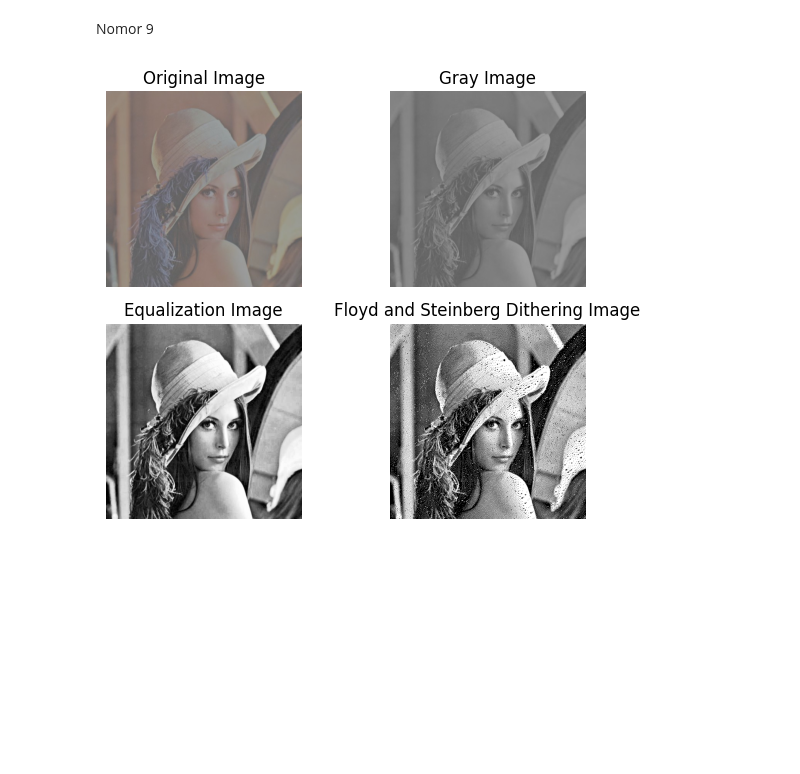
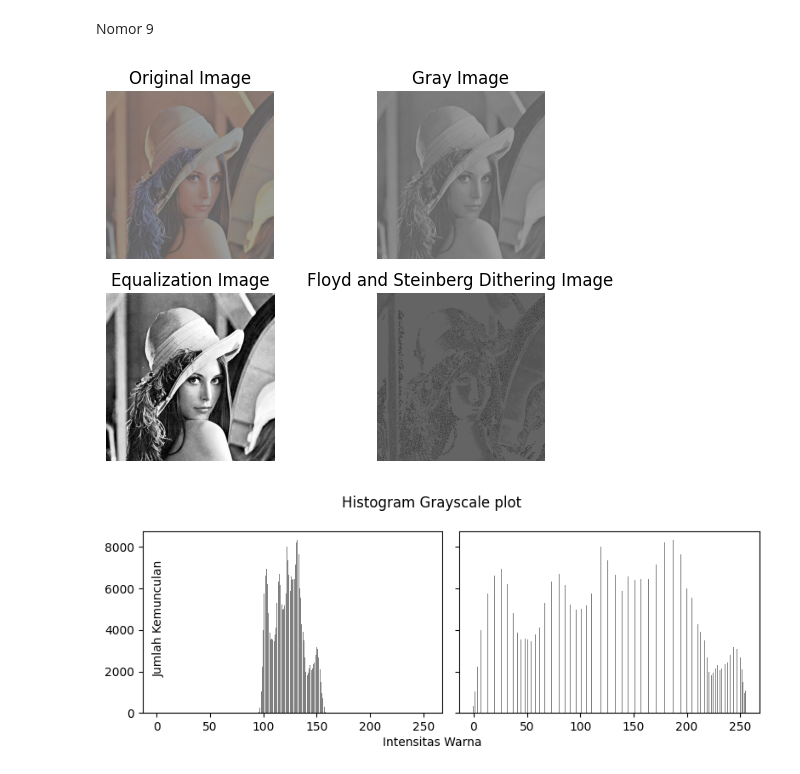
Before and after one commit to DioGitH/PCVK_Ganjil_2023, a Jupyter notebook: Week6.ipynb, the cells around one changed output. Drawn from its saved outputs; the diff is of its cells as text; code cells hidden in the pictures; blank space fills up the shorter version.

```diff
--- a/Week6.ipynb
+++ b/Week6.ipynb
@@ -330,49 +330,63 @@ def floyd_steinberg_dithering(dx):
     for y in range(height):
         for x in range(width):
             old_pixel = dx[y, x]
-            new_pixel = 255 if old_pixel > 128 else 0
+            new_pixel = 550 if old_pixel >= 230 else 100
             dx[y, x] = new_pixel
             error = old_pixel - new_pixel
 
             if x < width - 1:
-                dx[y, x + 1] += error * 7 / 16
+                dx[y, x + 1] += error * 1 / 16
 
             if x > 0 and y < height - 1:
-                dx[y + 1, x - 1] += error * 3 / 16
+                dx[y + 1, x - 1] += error * 1 / 16
 
             if y < height - 1:
-                dx[y + 1, x] += error * 5 / 16
+                dx[y + 1, x] += error * 3 / 16
 
             if x < width - 1 and y < height - 1:
-                dx[y + 1, x + 1] += error * 1 / 16
+                dx[y + 1, x + 1] += error * 3 / 16
 
     return dx
 
 dithered = floyd_steinberg_dithering(equ.copy())
 
 # menampilkan gambar
 
 plt.subplot(2, 2, 1)
 plt.imshow(cv.cvtColor(cvt_img, cv.COLOR_BGR2RGB))
 plt.title('Original Image')
 plt.axis('off')
 
 plt.subplot(2, 2, 2)
 plt.imshow(cv.cvtColor(grayimg, cv.COLOR_BGR2RGB))
 plt.title('Gray Image')
 plt.axis('off')
 
 plt.subplot(2, 2, 3)
 plt.imshow(cv.cvtColor(equ, cv.COLOR_BGR2RGB))
 plt.title('Equalization Image')
 plt.axis('off')
 
 plt.subplot(2, 2, 4)
 plt.imshow(cv.cvtColor(dithered, cv.COLOR_BGR2RGB))
 plt.title('Floyd and Steinberg Dithering Image')
 plt.axis('off')
 
+# gray_hist = cv.calcHist([grayimg], [0], None, [256], [0, 256])
+# histo_equalized = cv.calcHist([equ], [0], None, [256], [0, 256])
+
+gray_histo = cv.calcHist([grayimg], [0], None, [256], [0, 256])
+equ_histo = cv.calcHist([equ], [0], None, [256], [0, 256])
+
+fig, axs = plt.subplots(1, 2, figsize=[8, 3], sharex=True, sharey=True)
+fig.suptitle('Histogram Grayscale plot')
+fig.text(0.09, 0.5, 'Jumlah Kemunculan', va='center', rotation='vertical')
+fig.text(0.5, 0, 'Intensitas Warna', ha='center')
+axs[0].bar(range(256), gray_histo[:,0], color='gray')
+axs[1].bar(range(256), equ_histo[:,0], color='gray')
+
 plt.tight_layout()
 plt.show()
 # %% [output]
-[figure, old version]
+[figure, new version]
+[figure, added]
```
